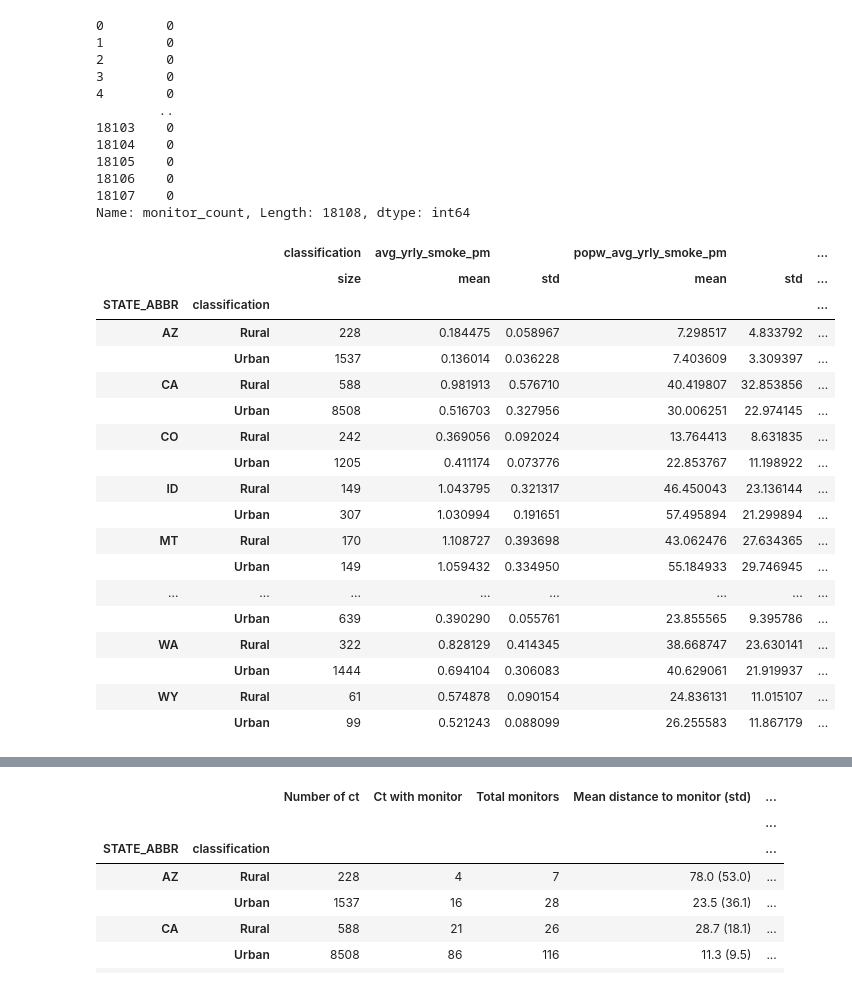
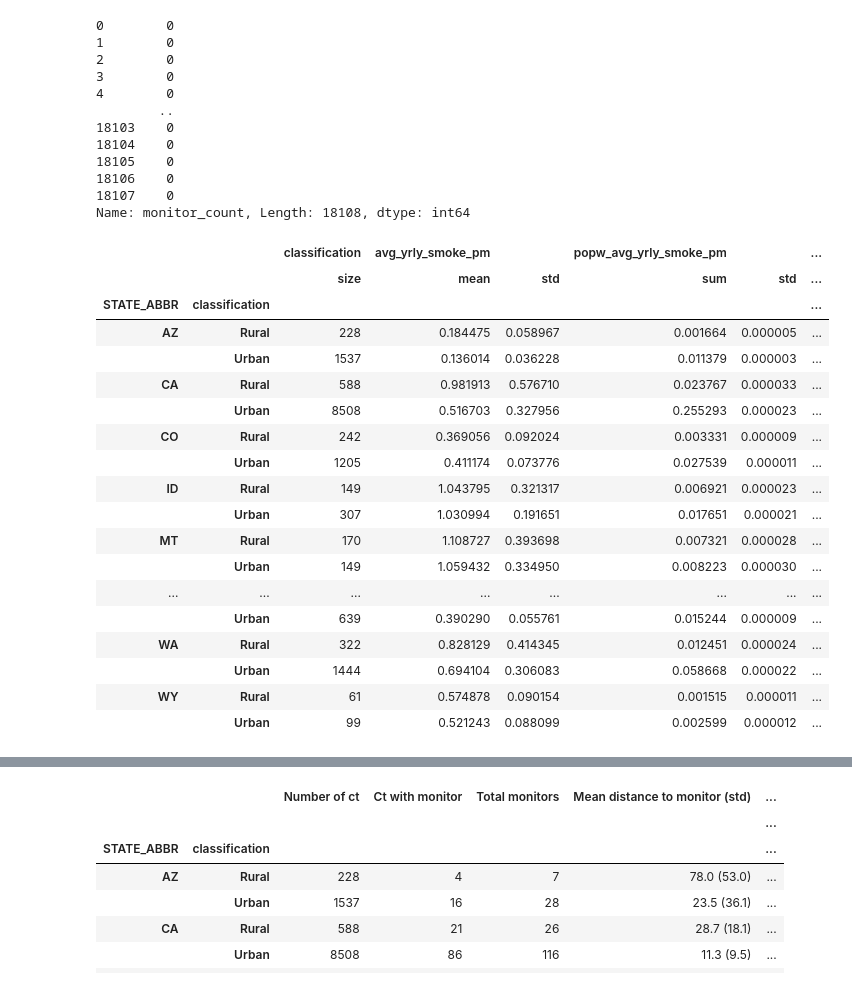
Before and after one commit to atrisovic/wildfire-monitors, a Jupyter notebook: stats.ipynb, the cells around one changed output, grey strips where cells are left out. Saved outputs shown, nothing was run; the diff lists cells and outputs as text; code cells hidden in the pictures.

```diff
--- a/stats.ipynb
+++ b/stats.ipynb
@@ -251,35 +269,35 @@ Name: monitor_count, Length: 18108, dtype: int64
 # %%
 res = gdf.groupby(["STATE_ABBR","classification"]).agg({
     'classification': 'size',
     col: ['mean', 'std'],
-    'popw_avg_yrly_smoke_pm': ['mean', 'std',],
+    'popw_avg_yrly_smoke_pm': ['sum', 'std',],
     'avg_yrly_smoke_pm_gt_5': ['sum',],
     'monitor_count': ['count', 'sum'],
     'monitors_sqkm': ['mean', 'std',],
     'distance': ['mean', 'std',],
 })
 
 res
 # %% [output]
 |  |  | classification | avg_yrly_smoke_pm |  | popw_avg_yrly_smoke_pm |  | ... |
-|  |  | size | mean | std | mean | std | ... |
+|  |  | size | mean | std | sum | std | ... |
 | STATE_ABBR | classification |  |  |  |  |  | ... |
-| AZ | Rural | 228 | 0.184475 | 0.058967 | 7.298517 | 4.833792 | ... |
-|  | Urban | 1537 | 0.136014 | 0.036228 | 7.403609 | 3.309397 | ... |
-| CA | Rural | 588 | 0.981913 | 0.576710 | 40.419807 | 32.853856 | ... |
-|  | Urban | 8508 | 0.516703 | 0.327956 | 30.006251 | 22.974145 | ... |
-| CO | Rural | 242 | 0.369056 | 0.092024 | 13.764413 | 8.631835 | ... |
-|  | Urban | 1205 | 0.411174 | 0.073776 | 22.853767 | 11.198922 | ... |
-| ID | Rural | 149 | 1.043795 | 0.321317 | 46.450043 | 23.136144 | ... |
-|  | Urban | 307 | 1.030994 | 0.191651 | 57.495894 | 21.299894 | ... |
-| MT | Rural | 170 | 1.108727 | 0.393698 | 43.062476 | 27.634365 | ... |
-|  | Urban | 149 | 1.059432 | 0.334950 | 55.184933 | 29.746945 | ... |
+| AZ | Rural | 228 | 0.184475 | 0.058967 | 0.001664 | 0.000005 | ... |
+|  | Urban | 1537 | 0.136014 | 0.036228 | 0.011379 | 0.000003 | ... |
+| CA | Rural | 588 | 0.981913 | 0.576710 | 0.023767 | 0.000033 | ... |
+|  | Urban | 8508 | 0.516703 | 0.327956 | 0.255293 | 0.000023 | ... |
+| CO | Rural | 242 | 0.369056 | 0.092024 | 0.003331 | 0.000009 | ... |
+|  | Urban | 1205 | 0.411174 | 0.073776 | 0.027539 | 0.000011 | ... |
+| ID | Rural | 149 | 1.043795 | 0.321317 | 0.006921 | 0.000023 | ... |
+|  | Urban | 307 | 1.030994 | 0.191651 | 0.017651 | 0.000021 | ... |
+| MT | Rural | 170 | 1.108727 | 0.393698 | 0.007321 | 0.000028 | ... |
+|  | Urban | 149 | 1.059432 | 0.334950 | 0.008223 | 0.000030 | ... |
 | ... | ... | ... | ... | ... | ... | ... | ... |
-|  | Urban | 639 | 0.390290 | 0.055761 | 23.855565 | 9.395786 | ... |
-| WA | Rural | 322 | 0.828129 | 0.414345 | 38.668747 | 23.630141 | ... |
-|  | Urban | 1444 | 0.694104 | 0.306083 | 40.629061 | 21.919937 | ... |
-| WY | Rural | 61 | 0.574878 | 0.090154 | 24.836131 | 11.015107 | ... |
-|  | Urban | 99 | 0.521243 | 0.088099 | 26.255583 | 11.867179 | ... |
+|  | Urban | 639 | 0.390290 | 0.055761 | 0.015244 | 0.000009 | ... |
+| WA | Rural | 322 | 0.828129 | 0.414345 | 0.012451 | 0.000024 | ... |
+|  | Urban | 1444 | 0.694104 | 0.306083 | 0.058668 | 0.000022 | ... |
+| WY | Rural | 61 | 0.574878 | 0.090154 | 0.001515 | 0.000011 | ... |
+|  | Urban | 99 | 0.521243 | 0.088099 | 0.002599 | 0.000012 | ... |
 # %%
 with_monitor = gdf.groupby(["STATE_ABBR","classification"])['monitor_count'].apply(lambda x: (x != 0).sum())
 with_monitor.name = 'locations_with_monitor'
```
Also changed, not shown: parts of 6 cells of this notebook, 2 other files.
